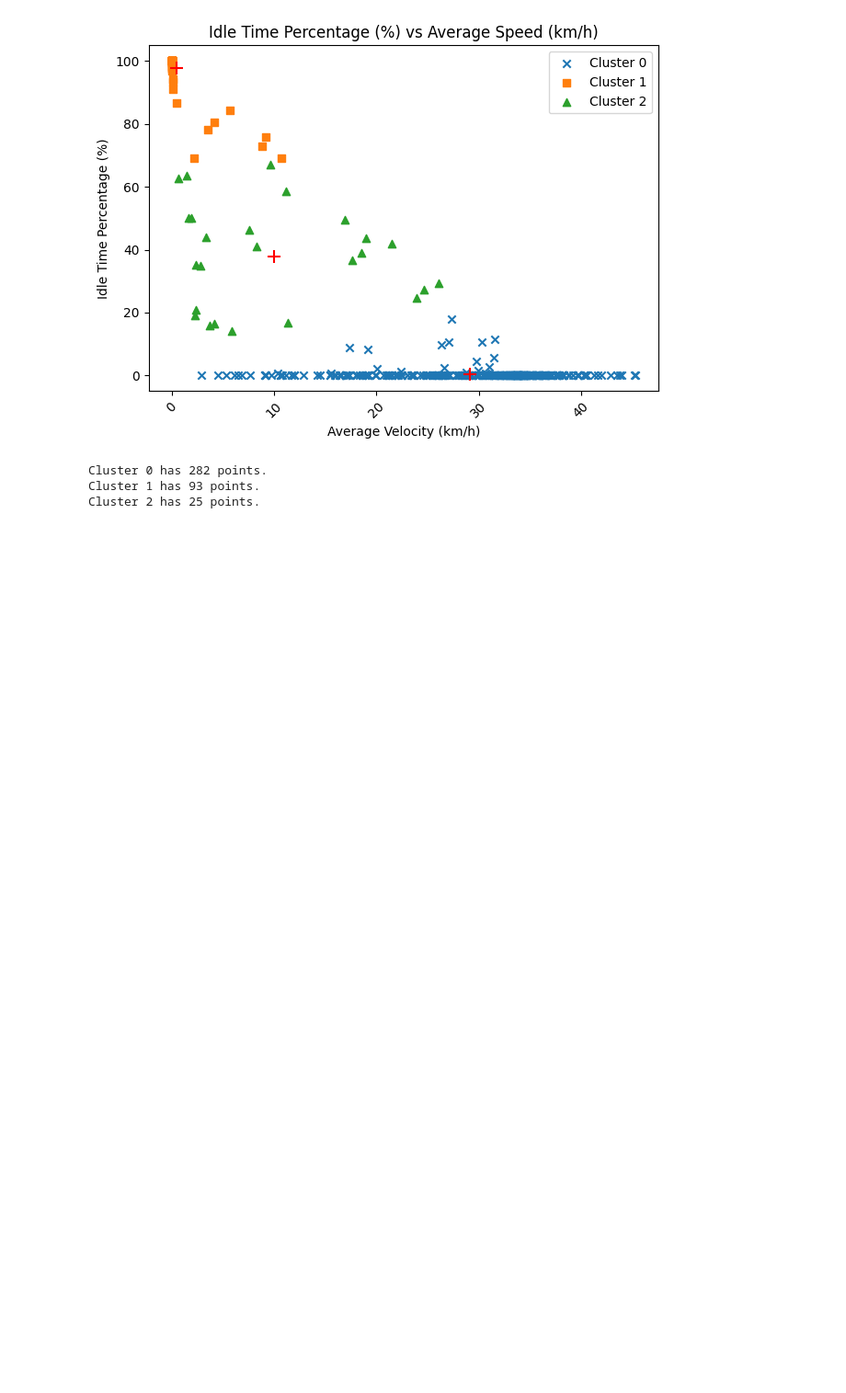
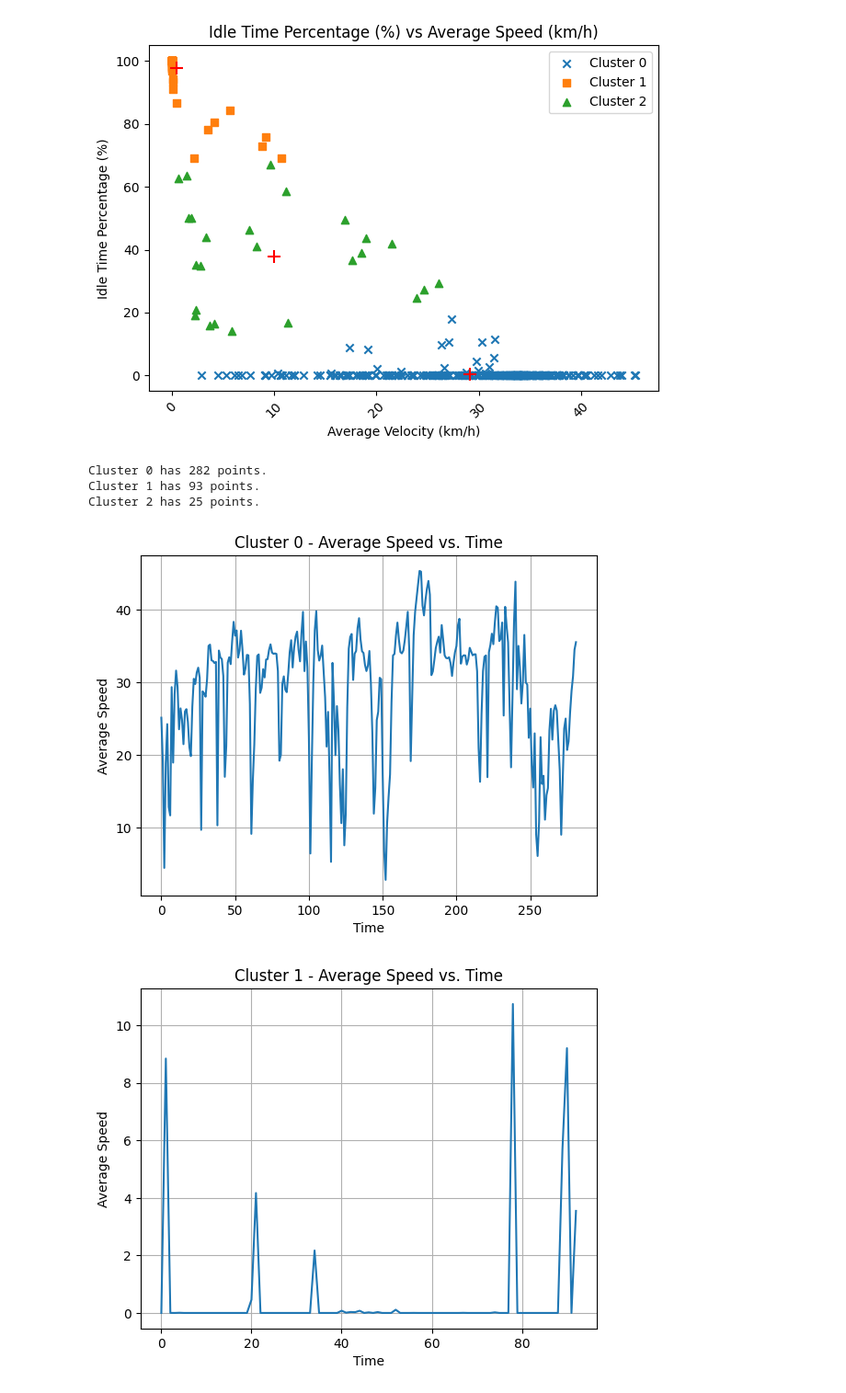
Before and after one commit to kirandeshmukh6421/driving-cycle, a Jupyter notebook: feature_space_plot.ipynb, the cells around one changed output. Shown at 92% size. Drawn from its saved outputs; the diff is of its cells as text; code cells hidden in the pictures; blank space fills up the shorter version.

Commit message:
Generate driving cycle for each cluster

```diff
--- a/feature_space_plot.ipynb
+++ b/feature_space_plot.ipynb
@@ -55,3 +55,30 @@ for cluster_idx, count in enumerate(cluster_counts):
 Cluster 0 has 282 points.
 Cluster 1 has 93 points.
 Cluster 2 has 25 points.
+# %%
+# Initialize dictionaries to store cluster data and row counts
+cluster_data_dict = {}
+row_count_dict = {}
+
+# Separate data into clusters and count rows in each cluster
+for cluster_label in set(kmeans_labels):
+    cluster_data = data_for_clustering[kmeans_labels == cluster_label]
+    cluster_data_dict[cluster_label] = cluster_data
+    row_count_dict[cluster_label] = cluster_data.shape[0]
+
+# Create a separate line plot for each cluster
+for cluster_label in set(kmeans_labels):
+    cluster_data = cluster_data_dict[cluster_label]
+    avg_speed_cluster = cluster_data[:, 1]  # Extract avg_speed for the cluster
+    num_rows_cluster = row_count_dict[cluster_label]
+
+    # Create a line plot of avg_speed vs. the number of rows in the cluster
+    plt.plot(range(num_rows_cluster), avg_speed_cluster)
+    plt.xlabel('Time')
+    plt.ylabel('Average Speed')
+    plt.title(f'Cluster {cluster_label} - Average Speed vs. Time')
+    plt.grid(True)
+    plt.show()
+# %% [output]
+[figure, added]
+[figure, added]
```
Also changed, not shown: parts of 1 cell of this notebook.
